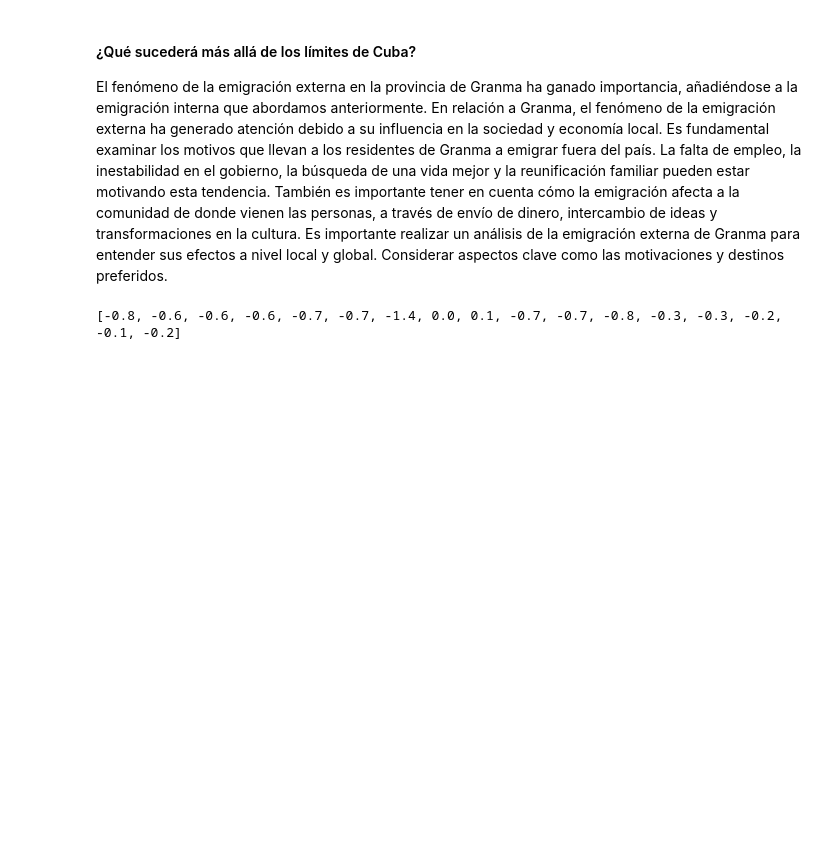
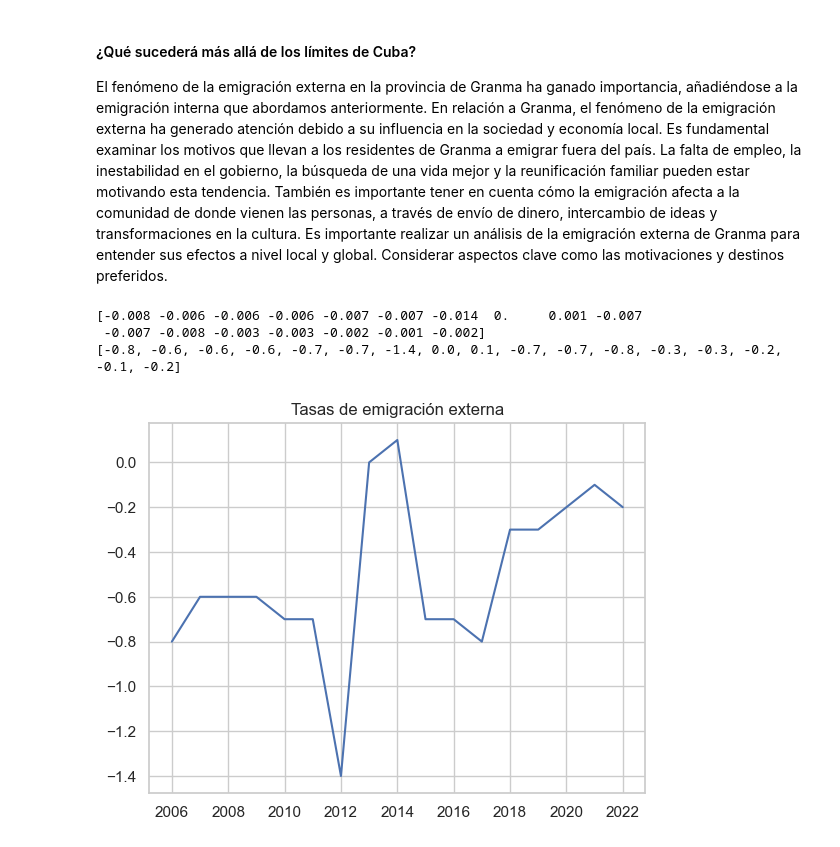
Before and after one commit to ALbertE03/ALbertICD, a Jupyter notebook: Proyecto Final de ICD/ICD.ipynb, the cells around one changed output. Cells and saved outputs as stored; diff of their text form; code cells hidden in the pictures; blank space fills up the shorter version.

```diff
--- a/Proyecto Final de ICD/ICD.ipynb
+++ b/Proyecto Final de ICD/ICD.ipynb
@@ -256,13 +256,27 @@ El fenómeno de la emigración externa en la provincia de Granma ha ganado impor
 En relación a Granma, el fenómeno de la emigración externa ha generado atención debido a su influencia en la sociedad y economía local.
 Es fundamental examinar los motivos que llevan a los residentes de Granma a emigrar fuera del país. La falta de empleo, la inestabilidad en el gobierno, la búsqueda de una vida mejor y la reunificación familiar pueden estar motivando esta tendencia. También es importante tener en cuenta cómo la emigración afecta a la comunidad de donde vienen las personas, a través de envío de dinero, intercambio de ideas y transformaciones en la cultura.
 Es importante realizar un análisis de la emigración externa de Granma para entender sus efectos a nivel local y global. Considerar aspectos clave como las motivaciones y destinos preferidos.
-# %%
-#datos de la externa
-#tasa externa
-tasaE=granma["TME_general"]
-print(tasaE)
-# %% [output]
-[-0.8, -0.6, -0.6, -0.6, -0.7, -0.7, -1.4, 0.0, 0.1, -0.7, -0.7, -0.8, -0.3, -0.3, -0.2, -0.1, -0.2]
+# %%
+#datos de la externa
+#tasa externa
+tasaE=granma["TME_general"]
+array=np.array(tasaE)/100
+print(array)
+#total de personas
+total_personas= listaM+listaH
+a=total_personas.T.sum(axis=1)
+print(tasaE)
+#dataFrame
+dfE=pd.DataFrame(tasaE,index=[x for x in granma['años']if x>=2006],columns=['Tasa de emigración interna'])
+
+plt.plot(dfE)
+plt.title("Tasas de emigración externa")
+plt.show()
+# %% [output]
+[-0.008 -0.006 -0.006 -0.006 -0.007 -0.007 -0.014  0.     0.001 -0.007
+ -0.007 -0.008 -0.003 -0.003 -0.002 -0.001 -0.002]
+[-0.8, -0.6, -0.6, -0.6, -0.7, -0.7, -1.4, 0.0, 0.1, -0.7, -0.7, -0.8, -0.3, -0.3, -0.2, -0.1, -0.2]
+[figure, added]
 # %%
 #para visualizar la data
 #recive un DataFrame
```
Also changed, not shown: 2 other files.
